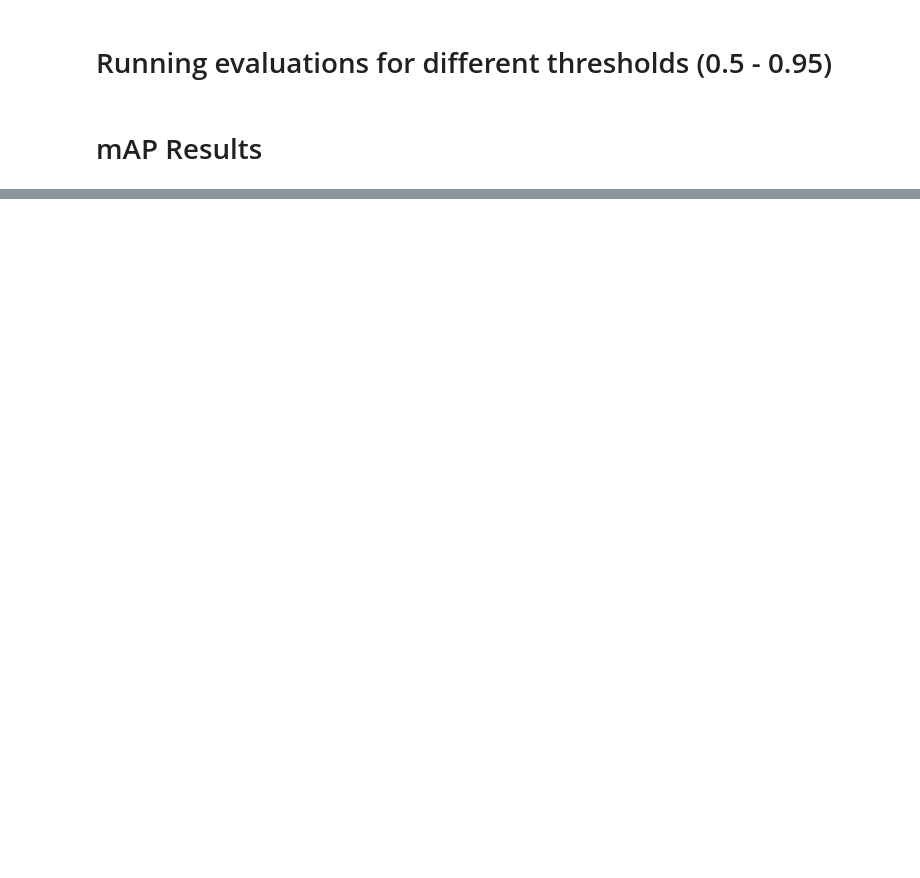
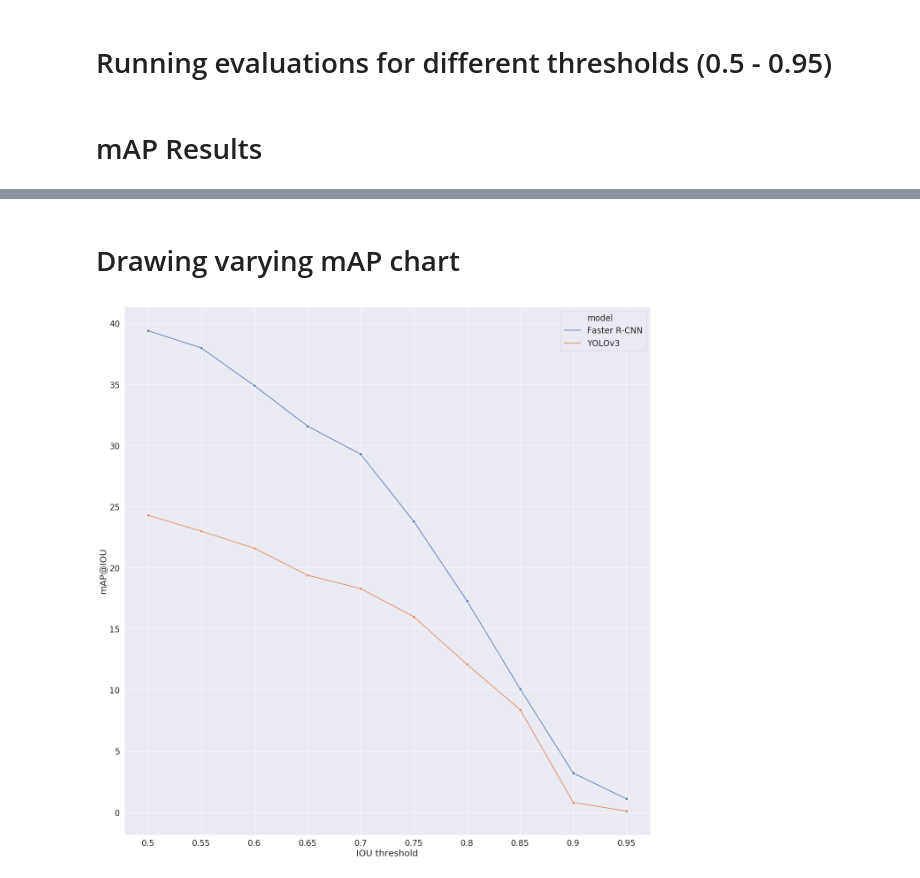
Before and after one commit to martin-galajda/object-detection, a Jupyter notebook: notebooks/Evaluation_mAP.ipynb, the cells around one changed output, grey strips where cells are left out. Drawn from its saved outputs; the diff is of its cells as text; code cells hidden in the pictures; blank space fills up the shorter version.

```diff
--- a/notebooks/Evaluation_mAP.ipynb
+++ b/notebooks/Evaluation_mAP.ipynb
@@ -348,0 +388,40 @@ create_and_save_mAP_plot({
+# %% [markdown]
+# Drawing varying mAP chart
+# %%
+import pandas as pd
+import seaborn as sns
+import matplotlib.pyplot as plt
+
+sns.set(rc={ 'figure.figsize': (18, 18 )})
+sns.set(font_scale=1.7)
+
+BASE_OUTPUT_PATH_AP_RESULTS = f'{THESIS_RESOURCES_DIR}/mAP-benchmark-results'
+PATH_TO_AP_RESULTS_CSV_FILES = f'{BASE_OUTPUT_PATH_AP_RESULTS}/csv_files'
+PATH_TO_CSV_FILE = f'{PATH_TO_AP_RESULTS_CSV_FILES}/all_mAP_results.csv'
+
+dataframe = pd.DataFrame.from_csv(PATH_TO_CSV_FILE)
+dataframe
+
+data = []
+# sns.lineplot(x="metric", y="Faster R-CNN", data=dataframe)
+for idx, metric in enumerate(dataframe["metric"]):
+  row = [
+         metric.replace("mAP@", ""),
+         dataframe["Faster R-CNN"][idx],
+         "Faster R-CNN"
+  ]
+  data.append(row)
+
+  row = [
+         metric.replace("mAP@", ""),
+         dataframe["YOLOv3"][idx],
+         "YOLOv3"
+  ]
+  data.append(row)
+
+df_for_plot = pd.DataFrame(data, columns =['IOU threshold', 'mAP@IOU', 'model'])
+
+sns.lineplot(x="IOU threshold", y="mAP@IOU", hue="model",  markers=True, marker="o", data=df_for_plot)
+plt.tight_layout()
+# %% [output]
+[figure, added]
```
Also changed, not shown: parts of 15 cells of this notebook.
